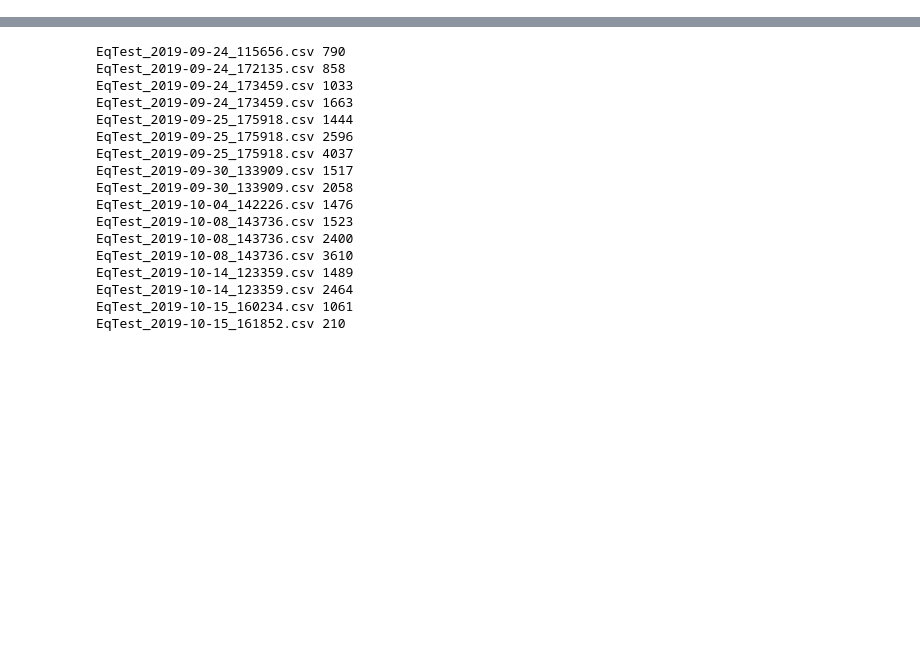
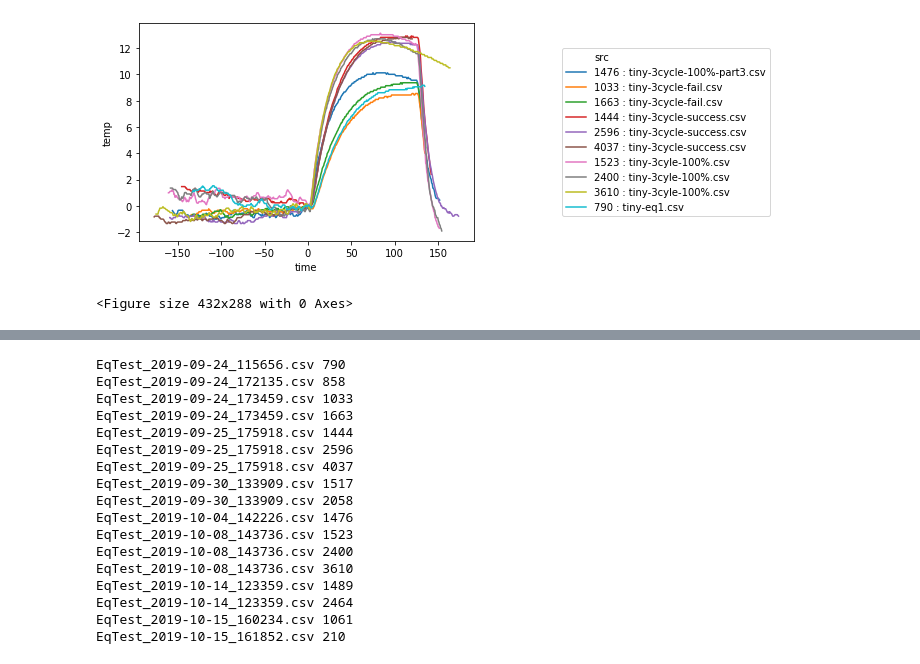
Before and after one commit to Brojowski/uas, a Jupyter notebook: SpikeAnalysis.ipynb, the cells around one changed output, grey strips where cells are left out. Saved outputs shown, nothing was run; the diff lists cells and outputs as text; code cells hidden in the pictures; blank space fills up the shorter version.

```diff
--- a/SpikeAnalysis.ipynb
+++ b/SpikeAnalysis.ipynb
@@ -63,6 +74,8 @@ spikeSamples = 240
 samplesKey = 'samples'
 origCutoffIndexKey= 'orig_cutoff_index'
 fileKey = 'file_key'
+# the data point where the cutoff is in the sample set
+coiKey = 'cutoff_index'
 
 def getSpikes(file, run):
     tempSpikes = []
@@ -70,26 +83,28 @@ def getSpikes(file, run):
         change = run[i:i+2]
         if (change[0].pwm == '2000' and change[1].pwm == '1000'):
             sampleStartIndex = i-spikeSamples if (i-spikeSamples) > 0 else 0
-            tempSpikes.append(dict(samples=run[sampleStartIndex : i+spikeSamples], orig_cutoff_index=i, file_key=file))
+
+            cutoff_index = spikeSamples if (i > spikeSamples) else i
+
+            tempSpikes.append({samplesKey:run[sampleStartIndex : i+spikeSamples], origCutoffIndexKey:i, fileKey:file, coiKey:cutoff_index})
 
     return tempSpikes
 # %%
-import matplotlib.pyplot as plt
-import holoviews as hv
-import bokeh
-from bokeh.plotting import *
-import ipywidgets
-output_notebook()
-
-def plotTempSpikes(tempSpikes):
-    for k in tempSpikes.keys():
-        ts = tempSpikes[k]
-        time0 = float(ts[spikeSamples].time)
+def plotTempSpikes(allSpikes):
+    spikesData = []
+    for spike in allSpikes:
+        coi = spike[coiKey]
+        ts = spike[samplesKey]
+        time0 = float(ts[coi].time)
         time = [float(pt.time)-time0 for pt in ts]
-        temp0 = float(ts[spikeSamples].motorTemp)
+        temp0 = float(ts[coi].motorTemp)
         temp = [float(pt.motorTemp)-temp0 for pt in ts]
-        plt.plot(time, temp)
+        #plt.plot(time, temp)
         # Plot individual graphs
         #plot = figure(title=k, x_range=(-spikeSamples, spikeSamples), y_range=(-10,20), plot_width=400, plot_height=400)
         #plot.circle(x='time', y='temp', source=ColumnDataSource(dict(time=time, temp=temp)))
         #show(plot)
+
+        spikesData.extend([(float(sample.time)-time0, float(sample.motorTemp)-temp0, str(spike[origCutoffIndexKey]) + ' : ' + spike[fileKey]) for sample in spike[samplesKey]])
+
+    return pd.DataFrame(spikesData, columns=['time', 'temp', 'src'])
@@ -126,0 +133,10 @@ allSpikes = getSpikesForAllRuns('data_and_control')
+# %%
+allSpikes = getSpikesForAllRuns('eq_proof')
+g = sns.lineplot(x='time', y='temp', hue='src', data=plotTempSpikes(allSpikes))
+g.legend(loc='center left', bbox_to_anchor=(1.25, 0.5), ncol=1)
+plt.show()
+
+plt.savefig('cleanedData', dpi=1000)
+# %% [output]
+[figure, added]
+<Figure size 432x288 with 0 Axes>
```
Also changed, not shown: parts of 8 cells of this notebook, 7 other files.
